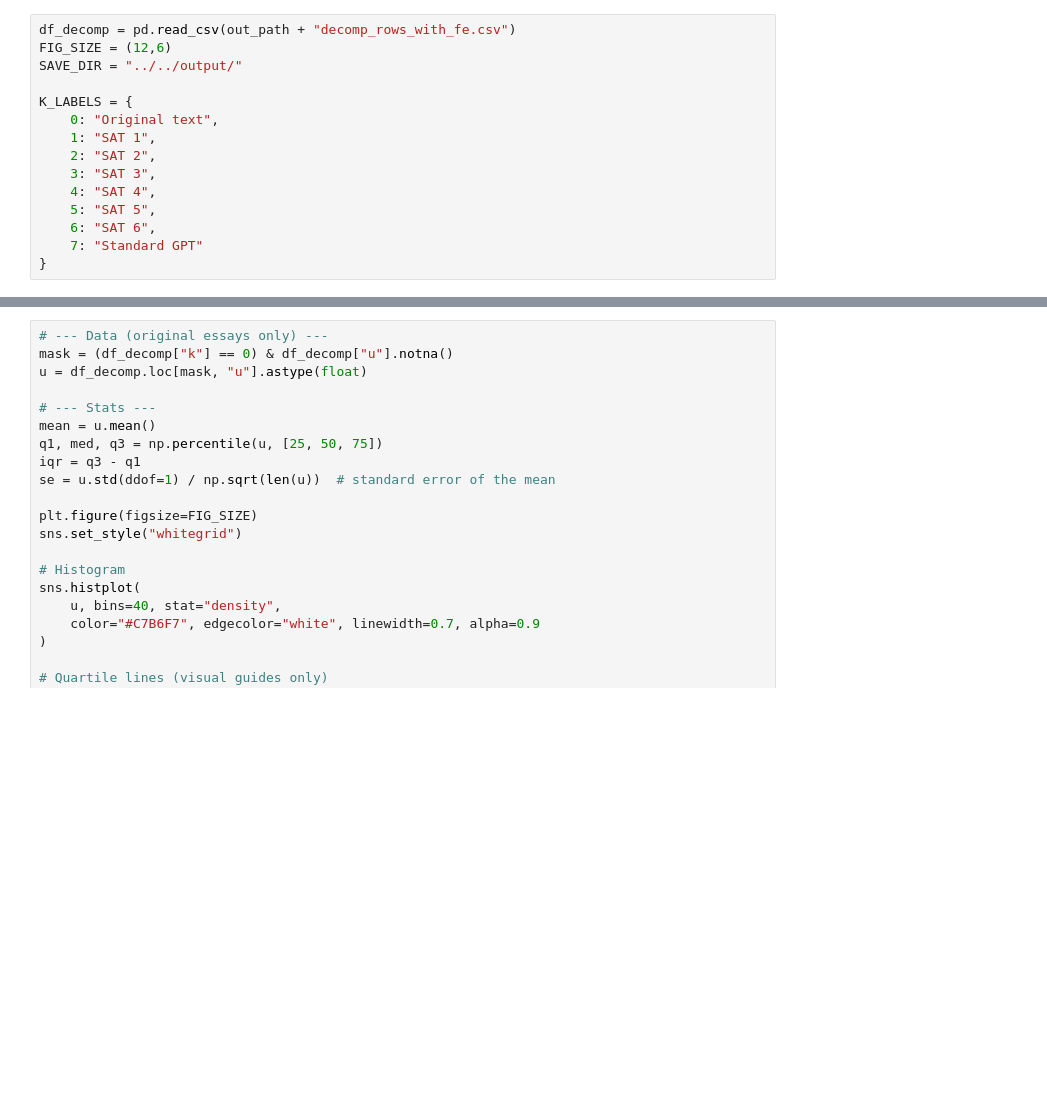
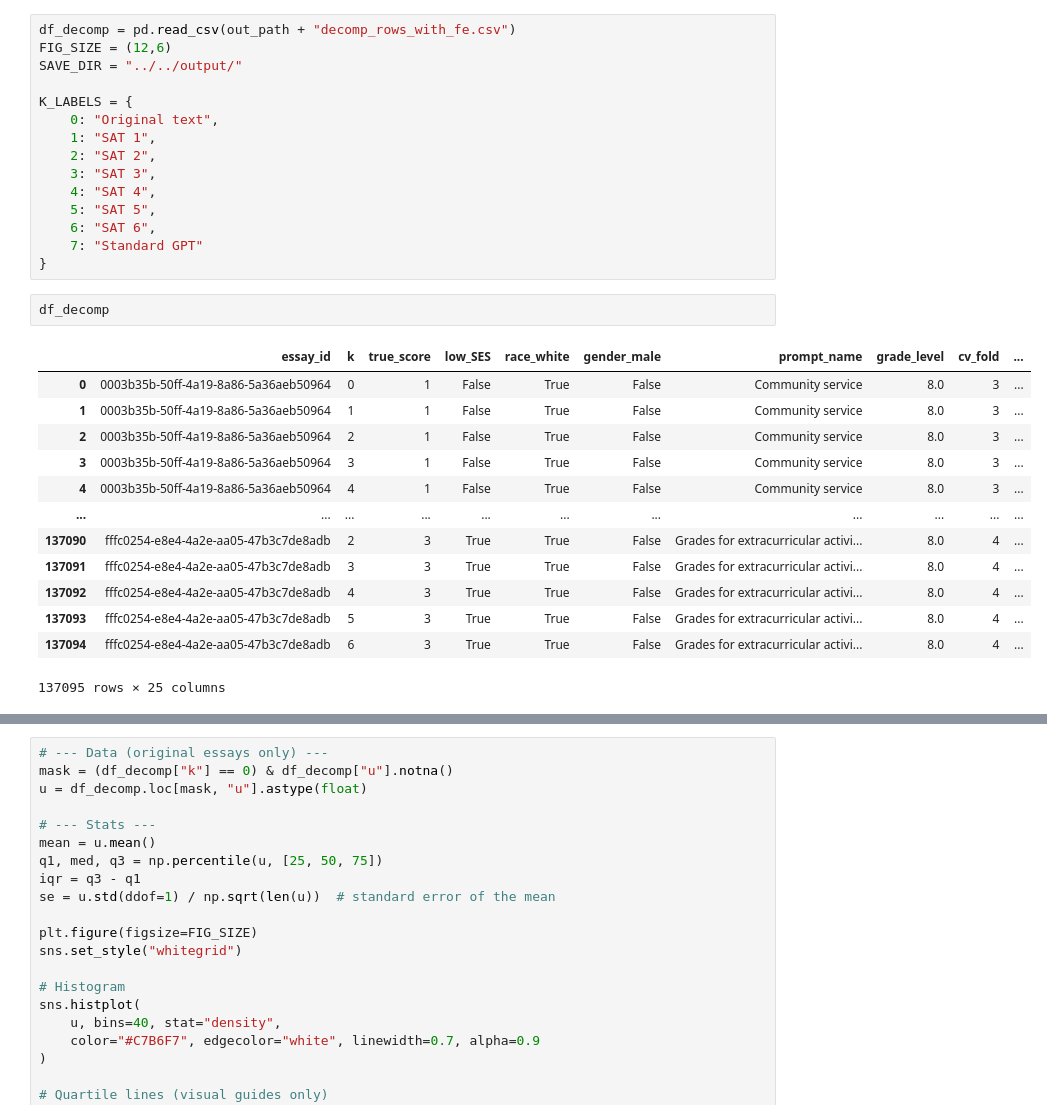
Before and after one commit to PedroPertusi/contentVsForm, a Jupyter notebook: src/decomp_bootstraping_nadavVersion.ipynb, the cells around one changed output, grey strips where cells are left out. Cells and saved outputs as stored; diff of their text form; blank space fills up the shorter version.

```diff
--- a/src/decomp_bootstraping_nadavVersion.ipynb
+++ b/src/decomp_bootstraping_nadavVersion.ipynb
@@ -470,6 +469,22 @@ K_LABELS = {
     6: "SAT 6",
     7: "Standard GPT"
 }
+# %%
+df_decomp
+# %% [output]
+|  | essay_id | k | true_score | low_SES | race_white | gender_male | prompt_name | grade_level | cv_fold | ... |
+| 0 | 0003b35b-50ff-4a19-8a86-5a36aeb50964 | 0 | 1 | False | True | False | Community service | 8.0 | 3 | ... |
+| 1 | 0003b35b-50ff-4a19-8a86-5a36aeb50964 | 1 | 1 | False | True | False | Community service | 8.0 | 3 | ... |
+| 2 | 0003b35b-50ff-4a19-8a86-5a36aeb50964 | 2 | 1 | False | True | False | Community service | 8.0 | 3 | ... |
+| 3 | 0003b35b-50ff-4a19-8a86-5a36aeb50964 | 3 | 1 | False | True | False | Community service | 8.0 | 3 | ... |
+| 4 | 0003b35b-50ff-4a19-8a86-5a36aeb50964 | 4 | 1 | False | True | False | Community service | 8.0 | 3 | ... |
+| ... | ... | ... | ... | ... | ... | ... | ... | ... | ... | ... |
+| 137090 | fffc0254-e8e4-4a2e-aa05-47b3c7de8adb | 2 | 3 | True | True | False | Grades for extracurricular activi... | 8.0 | 4 | ... |
+| 137091 | fffc0254-e8e4-4a2e-aa05-47b3c7de8adb | 3 | 3 | True | True | False | Grades for extracurricular activi... | 8.0 | 4 | ... |
+| 137092 | fffc0254-e8e4-4a2e-aa05-47b3c7de8adb | 4 | 3 | True | True | False | Grades for extracurricular activi... | 8.0 | 4 | ... |
+| 137093 | fffc0254-e8e4-4a2e-aa05-47b3c7de8adb | 5 | 3 | True | True | False | Grades for extracurricular activi... | 8.0 | 4 | ... |
+| 137094 | fffc0254-e8e4-4a2e-aa05-47b3c7de8adb | 6 | 3 | True | True | False | Grades for extracurricular activi... | 8.0 | 4 | ... |
+137095 rows × 25 columns
 # %%
 # Drop missing fixed effects (empirical Bayes correction)
 x = df_decomp["fe_essay"].dropna()
```
Also changed, not shown: parts of 3 cells of this notebook.
